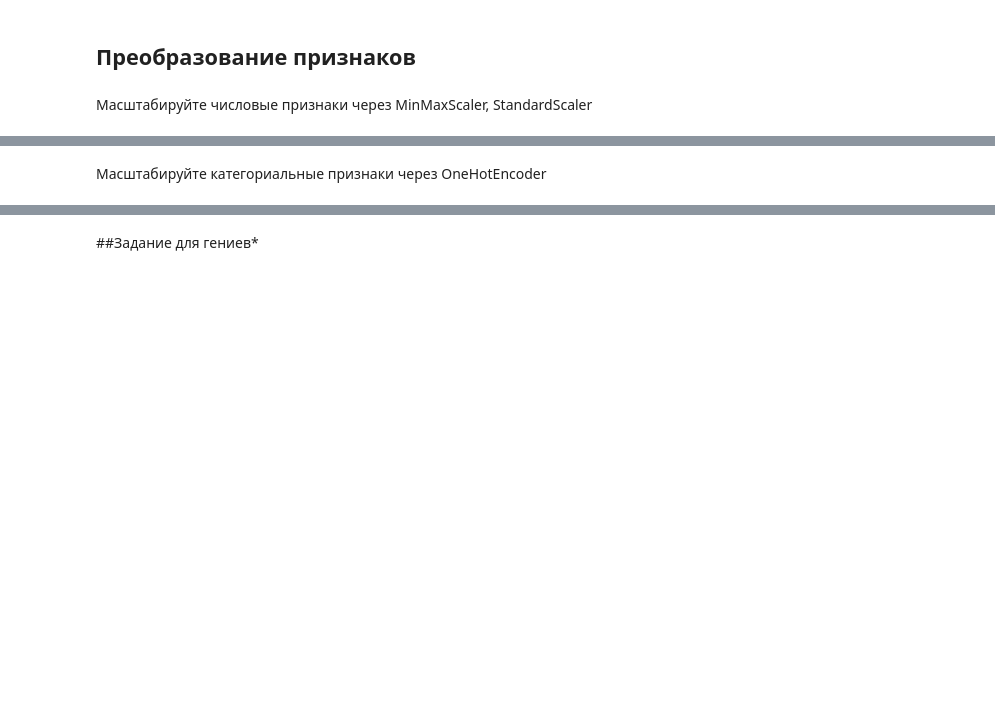
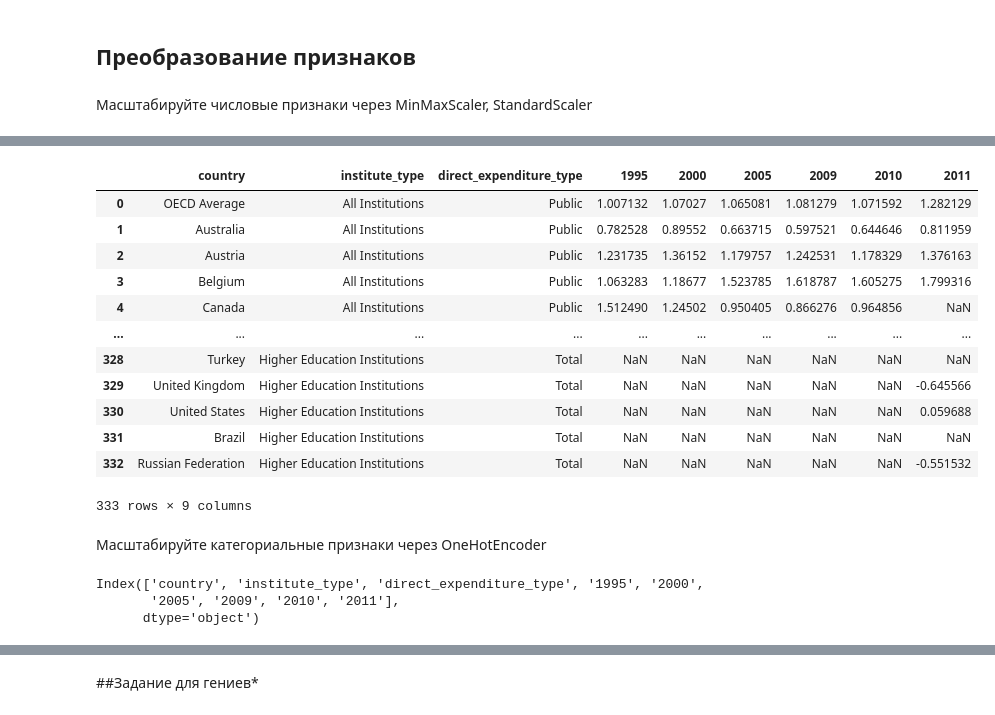
Before and after one commit to OrYSlliu/Labs, a Jupyter notebook: lab3.ipynb, the cells around one changed output, grey strips where cells are left out. Saved outputs shown, nothing was run; the diff lists cells and outputs as text; code cells hidden in the pictures; blank space fills up the shorter version.

```diff
--- a/lab3.ipynb
+++ b/lab3.ipynb
@@ -291,3 +324,6 @@ from sklearn.preprocessing import MinMaxScaler, StandardScaler
 # Creating instances
 min_max_scaler = MinMaxScaler()
 standard_scaler = StandardScaler()
+# %%
+num_features = df.select_dtypes(include=['float64','int64']).columns
+num_features
@@ -293,0 +378,5 @@ standard_scaler = StandardScaler()
+# %%
+df_standart_scaled = df.copy()
+df_standart_scaled[num_features] = standard_scaler.fit_transform(df[num_features])
+for col in num_features:
+    print(df_standart_scaled[col].unique())
@@ -294,2 +401,21 @@ standard_scaler = StandardScaler()
+# %%
+df_scaled = df.copy() # копируем df, чтобы по ссылке не изменять оригинальный
+df_scaled[num_features] = df_standart_scaled[num_features]
+# %%
+df_scaled
+# %% [output]
+|  | country | institute_type | direct_expenditure_type | 1995 | 2000 | 2005 | 2009 | 2010 | 2011 |
+| 0 | OECD Average | All Institutions | Public | 1.007132 | 1.07027 | 1.065081 | 1.081279 | 1.071592 | 1.282129 |
+| 1 | Australia | All Institutions | Public | 0.782528 | 0.89552 | 0.663715 | 0.597521 | 0.644646 | 0.811959 |
+| 2 | Austria | All Institutions | Public | 1.231735 | 1.36152 | 1.179757 | 1.242531 | 1.178329 | 1.376163 |
+| 3 | Belgium | All Institutions | Public | 1.063283 | 1.18677 | 1.523785 | 1.618787 | 1.605275 | 1.799316 |
+| 4 | Canada | All Institutions | Public | 1.512490 | 1.24502 | 0.950405 | 0.866276 | 0.964856 | NaN |
+| ... | ... | ... | ... | ... | ... | ... | ... | ... | ... |
+| 328 | Turkey | Higher Education Institutions | Total | NaN | NaN | NaN | NaN | NaN | NaN |
+| 329 | United Kingdom | Higher Education Institutions | Total | NaN | NaN | NaN | NaN | NaN | -0.645566 |
+| 330 | United States | Higher Education Institutions | Total | NaN | NaN | NaN | NaN | NaN | 0.059688 |
+| 331 | Brazil | Higher Education Institutions | Total | NaN | NaN | NaN | NaN | NaN | NaN |
+| 332 | Russian Federation | Higher Education Institutions | Total | NaN | NaN | NaN | NaN | NaN | -0.551532 |
+333 rows × 9 columns
 # %% [markdown]
 Масштабируйте категориальные признаки через OneHotEncoder
@@ -300,0 +422,6 @@ encoder = OneHotEncoder()
+# %%
+df.columns
+# %% [output]
+Index(['country', 'institute_type', 'direct_expenditure_type', '1995', '2000',
+       '2005', '2009', '2010', '2011'],
+      dtype='object')
```
Also changed, not shown: parts of 25 cells of this notebook.
